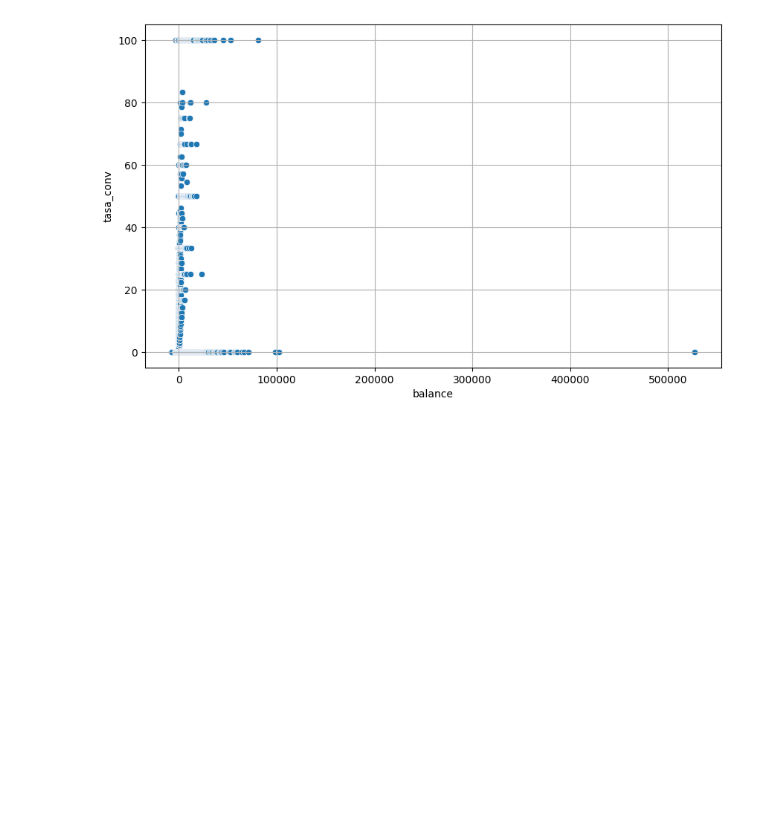
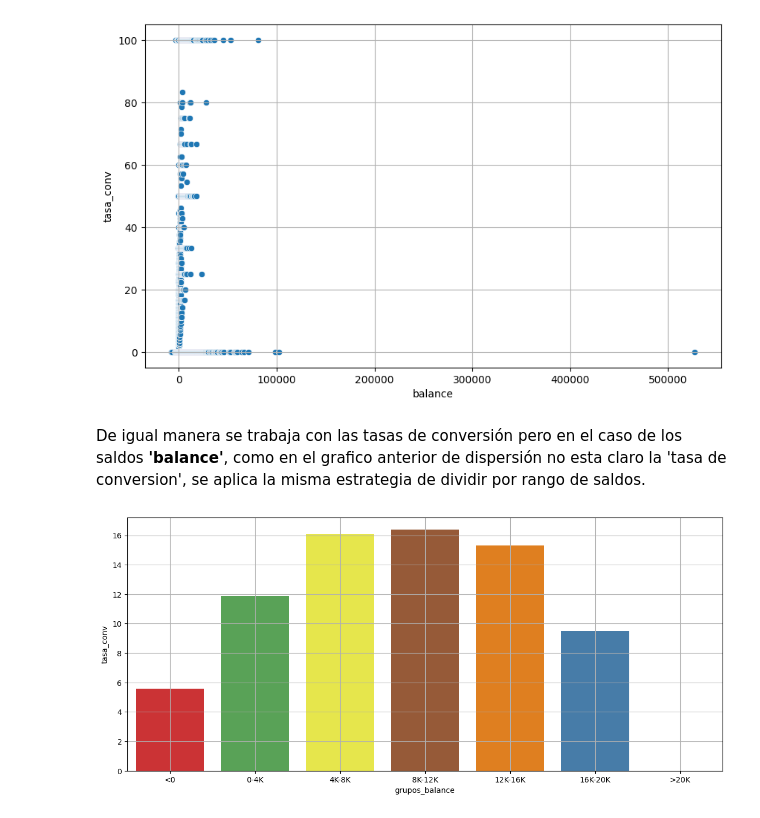
Before and after one commit to mizos0512/RPython, a Jupyter notebook: Mis_Proyectos/marketing_bank.ipynb, the cells around one changed output. Cells and saved outputs as stored; diff of their text form; code cells hidden in the pictures; blank space fills up the shorter version.

```diff
--- a/Mis_Proyectos/marketing_bank.ipynb
+++ b/Mis_Proyectos/marketing_bank.ipynb
@@ -615,3 +615,35 @@ Ahora vamos a realizar el mismo análisis pero para la variable 'balance'
 graficar_tasas_conversion('balance', 'y_bin', type='scatter')
 # %% [output]
 [figure]
+# %% [markdown]
+De igual manera se trabaja con las tasas de conversión pero en el caso de los saldos **'balance'**, como en el grafico anterior de dispersión no esta claro la 'tasa de conversion', se aplica la misma estrategia de dividir por rango de saldos.
+# %%
+# No resulta facil ver un patron al igual que con la edad generamos
+# diferentes rengos:
+# <0
+# 0 - 4000
+# 4000 - 8000
+# 8000 - 12000
+# 12000 - 16000
+# 16000 - 20000
+# >20000
+
+# Creamos una nueva columna en el dataset: "grupos_balance"
+data.loc[:,'grupos_balance']="<0"
+data.loc[(data['balance']>=0) & (data['balance']<4000),'grupos_balance']="0-4K"
+data.loc[(data['balance']>=4000) & (data['balance']<8000),'grupos_balance']="4K-8K"
+data.loc[(data['balance']>=8000) & (data['balance']<12000),'grupos_balance']="8K-12K"
+data.loc[(data['balance']>=12000) & (data['balance']<16000),'grupos_balance']="12K-16K"
+data.loc[(data['balance']>=16000) & (data['balance']<20000),'grupos_balance']="16K-20K"
+data.loc[(data['balance']>=20000), 'grupos_balance']=">20K "
+
+# Y graficamos la tasa de concersion para esta nueva columna
+# graficar_tasas_conversion('grupos_balance', 'y_bin', type='bar')
+
+# Aqui establecemos un orden como cuarto argumenteo de la fucnión:
+
+orden=['<0','0-4K','4K-8K','8K-12K','12K-16K','16K-20K','>20K']
+
+graficar_tasas_conversion('grupos_balance', 'y_bin', type='bar', order=orden)
+# %% [output]
+[figure, added]
```
Also changed, not shown: parts of 8 cells of this notebook.
